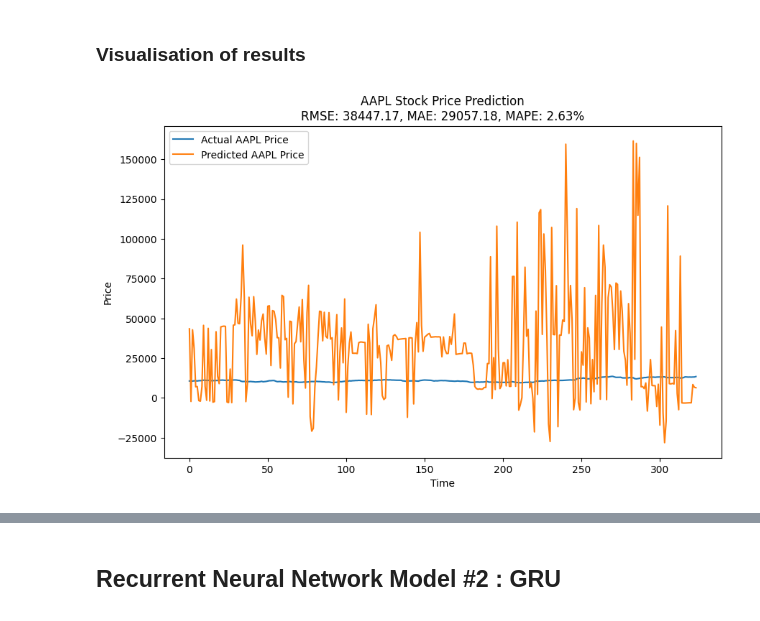
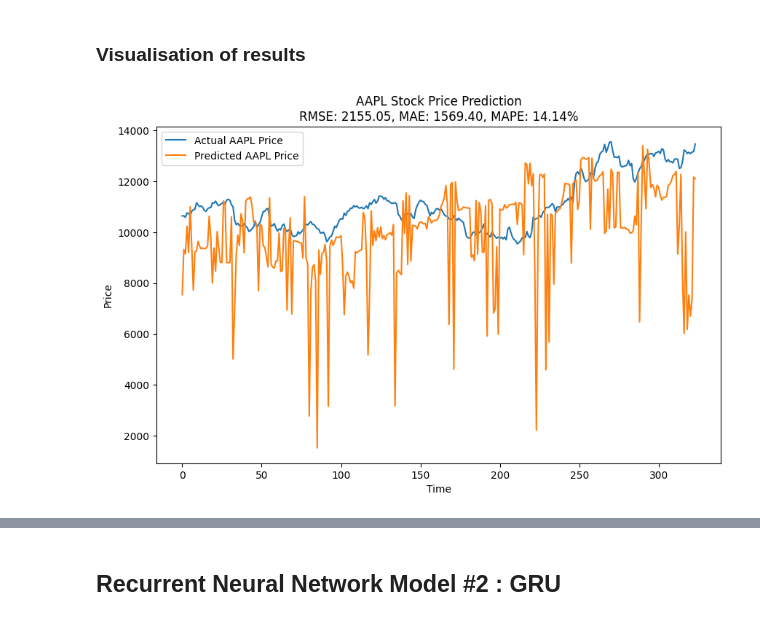
Before and after one commit to ongbernice/DSE4212-Financial-Time-Series-Analysis, a Jupyter notebook: src/RNN.ipynb, the cells around one changed output, grey strips where cells are left out. Saved outputs shown, nothing was run; the diff lists cells and outputs as text; code cells hidden in the pictures.

```diff
--- a/src/RNN.ipynb
+++ b/src/RNN.ipynb
@@ -112,7 +112,6 @@ Epoch 10/10
 # LSTM Predictions and Evaluation
 y_pred_seq_lstm = model_lstm.predict(X_test_seq)
 y_pred_lstm = scaler_y.inverse_transform(y_pred_seq_lstm)
-y_test_rescaled = scaler_y.inverse_transform(y_test_seq.reshape(-1, 1))
 
 # Calculate LSTM Metrics
 rmse_lstm = np.sqrt(mean_squared_error(y_test_rescaled, y_pred_lstm))
@@ -129,15 +128,15 @@ LSTM Model - RMSE: 38447.16669005094, MAE: 29057.17649061142, MAPE: 2.6342156009
 # %%
 # Plot actual vs predicted prices with metrics in the title
 plt.figure(figsize=(10, 6))
 plt.plot(y_test_rescaled, label='Actual AAPL Price')
-plt.plot(y_pred_lstm, label='Predicted AAPL Price')
-plt.title(f'AAPL Stock Price Prediction\nRMSE: {rmse_lstm:.2f}, MAE: {mae_lstm:.2f}, MAPE: {mape_lstm:.2f}%')
+plt.plot(y_pred, label='Predicted AAPL Price')
+plt.title(f'AAPL Stock Price Prediction\nRMSE: {rmse:.2f}, MAE: {mae:.2f}, MAPE: {mape:.2f}%')
 plt.xlabel('Time')
 plt.ylabel('Price')
 plt.legend()
 plt.show()
 # %% [output]
-[figure, old version]
+[figure, new version]
 # %%
 # Store metrics for different models
 results = pd.DataFrame({
```
Also changed, not shown: parts of 11 cells of this notebook.
